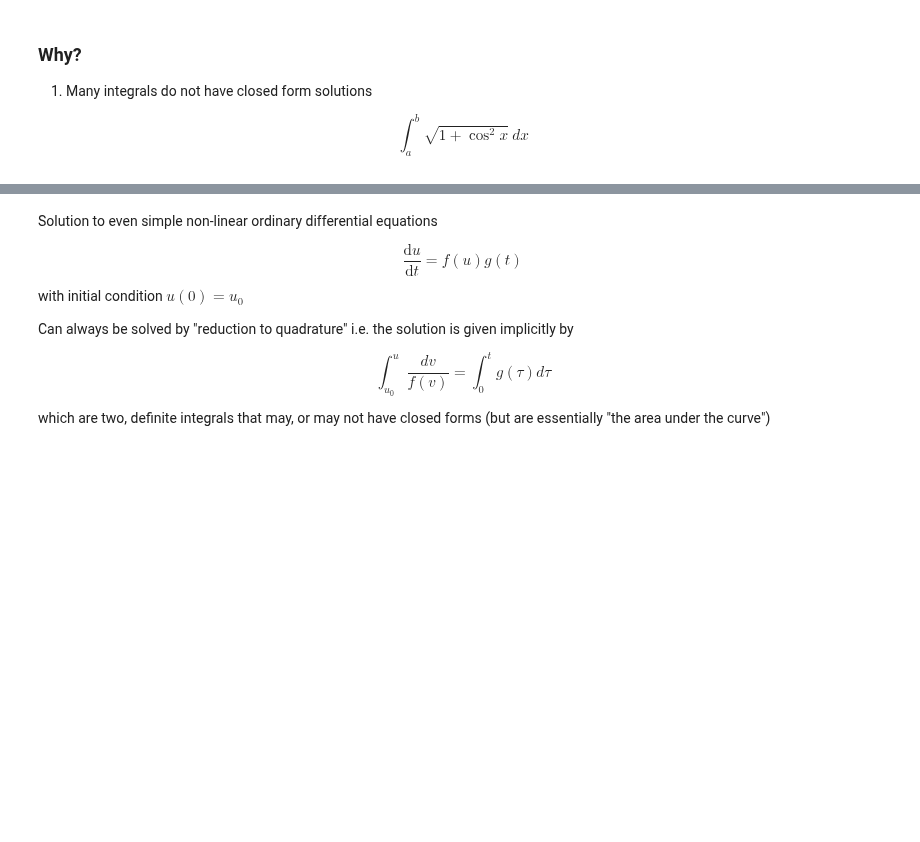
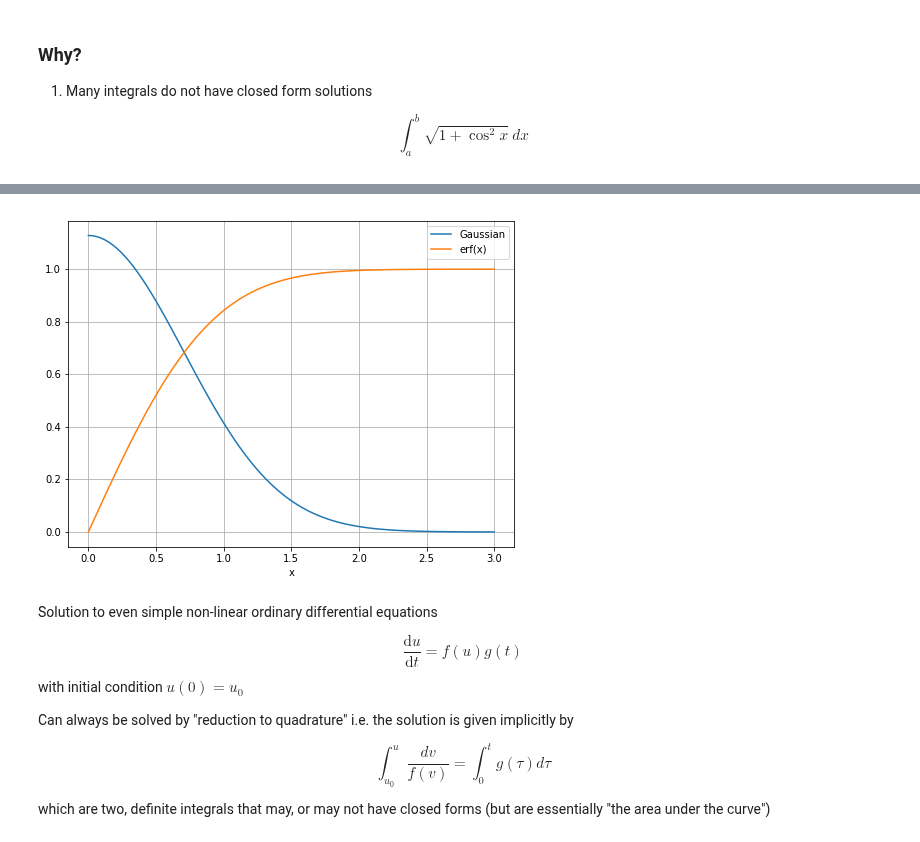
Before and after one commit to zzachko/intro-numerical-methods, a Jupyter notebook: 08_quadrature.ipynb, the cells around one changed output, grey strips where cells are left out. Saved outputs shown, nothing was run; the diff lists cells and outputs as text; code cells hidden in the pictures; blank space fills up the shorter version.

```diff
--- a/08_quadrature.ipynb
+++ b/08_quadrature.ipynb
@@ -31,3 +40,16 @@ $$
+# %%
+from scipy.special import erf
+x = numpy.linspace(0.,3.,100)
+fig = plt.figure(figsize=(8,6))
+axes = fig.add_subplot(1,1,1)
+axes.plot(x, 2/numpy.sqrt(numpy.pi)*numpy.exp(-x**2),label='Gaussian')
+axes.plot(x, erf(x),label='erf(x)')
+axes.grid()
+axes.set_xlabel('x')
+axes.legend(loc='best')
+plt.show()
+# %% [output]
+[figure, added]
 # %% [markdown]
 Solution to even simple non-linear ordinary differential equations
 
```
Also changed, not shown: parts of 1 cell of this notebook.
